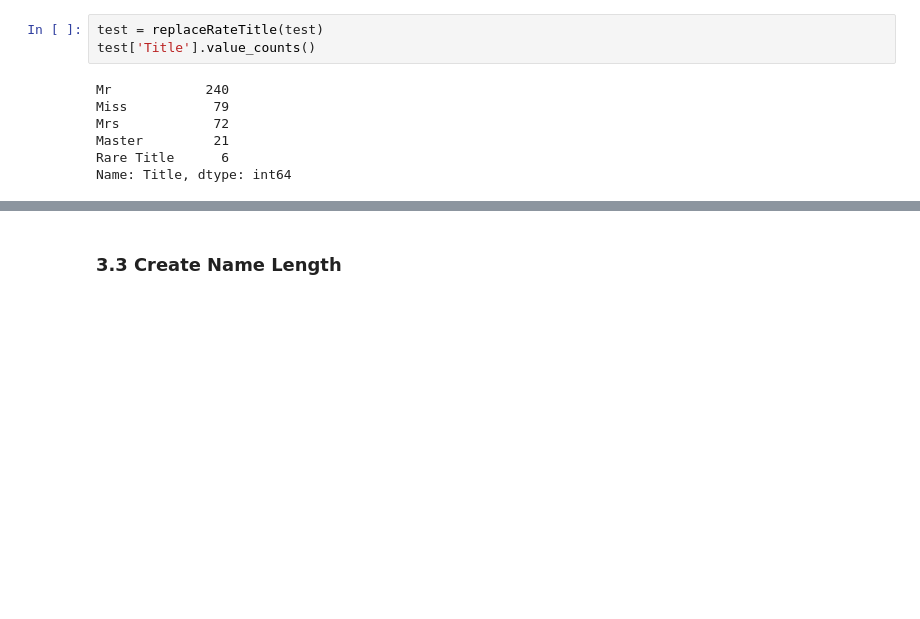
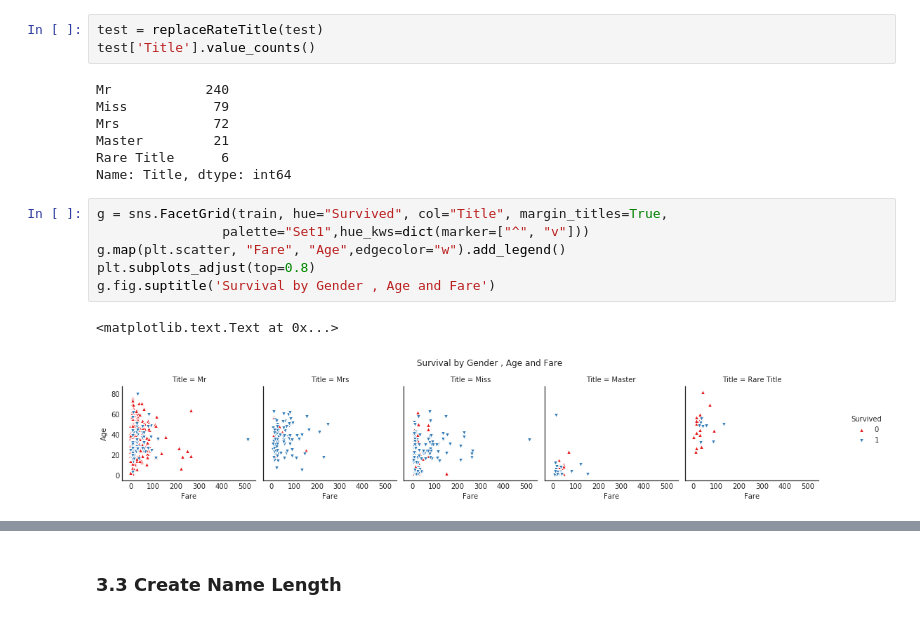
Before and after one commit to dhantha/Machine-Learning-From-Disaster-, a Jupyter notebook: Cadent Data Science.ipynb, the cells around one changed output, grey strips where cells are left out. Cells and saved outputs as stored; diff of their text form; blank space fills up the shorter version.

```diff
--- a/Cadent Data Science.ipynb
+++ b/Cadent Data Science.ipynb
@@ -688,6 +688,15 @@ Mrs            72
 Master         21
 Rare Title      6
 Name: Title, dtype: int64
+# %%
+g = sns.FacetGrid(train, hue="Survived", col="Title", margin_titles=True,
+                palette="Set1",hue_kws=dict(marker=["^", "v"]))
+g.map(plt.scatter, "Fare", "Age",edgecolor="w").add_legend()
+plt.subplots_adjust(top=0.8)
+g.fig.suptitle('Survival by Gender , Age and Fare')
+# %% [output]
+<matplotlib.text.Text at 0x...>
+[figure, added]
 # %%
 train.head()
 # %% [output]
```
Also changed, not shown: parts of 20 cells of this notebook.
